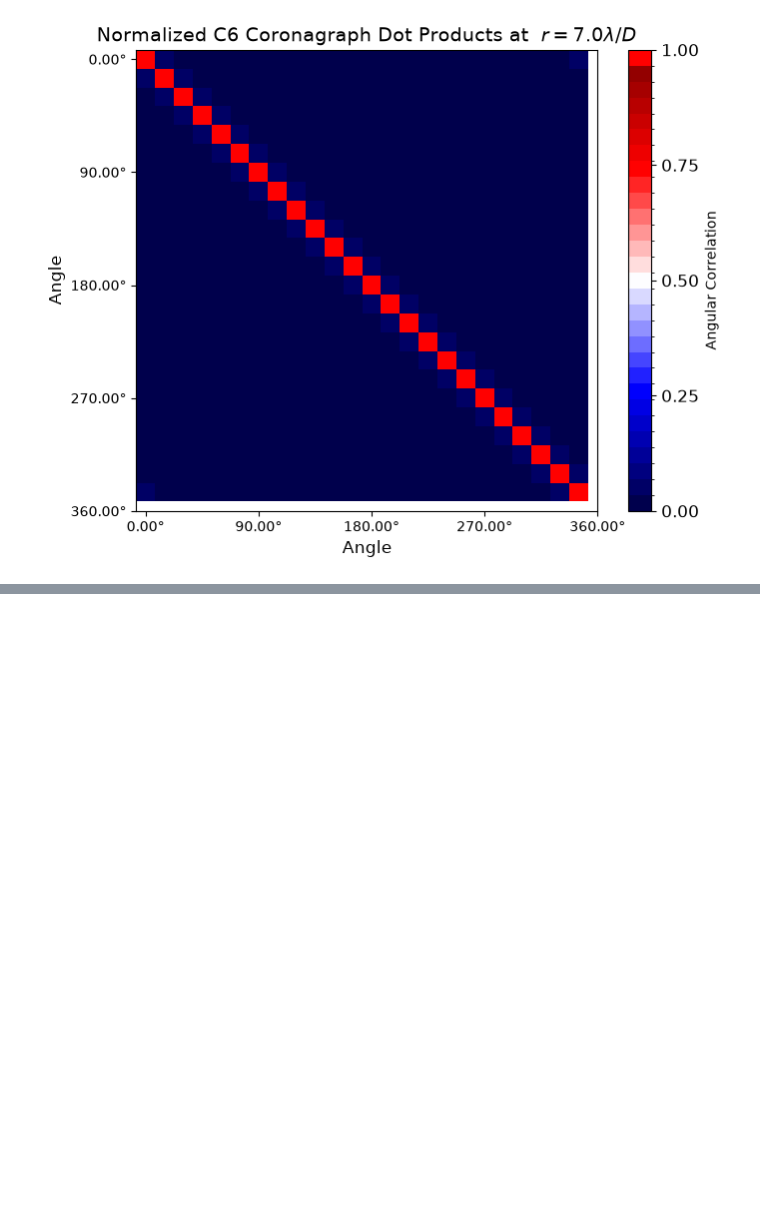
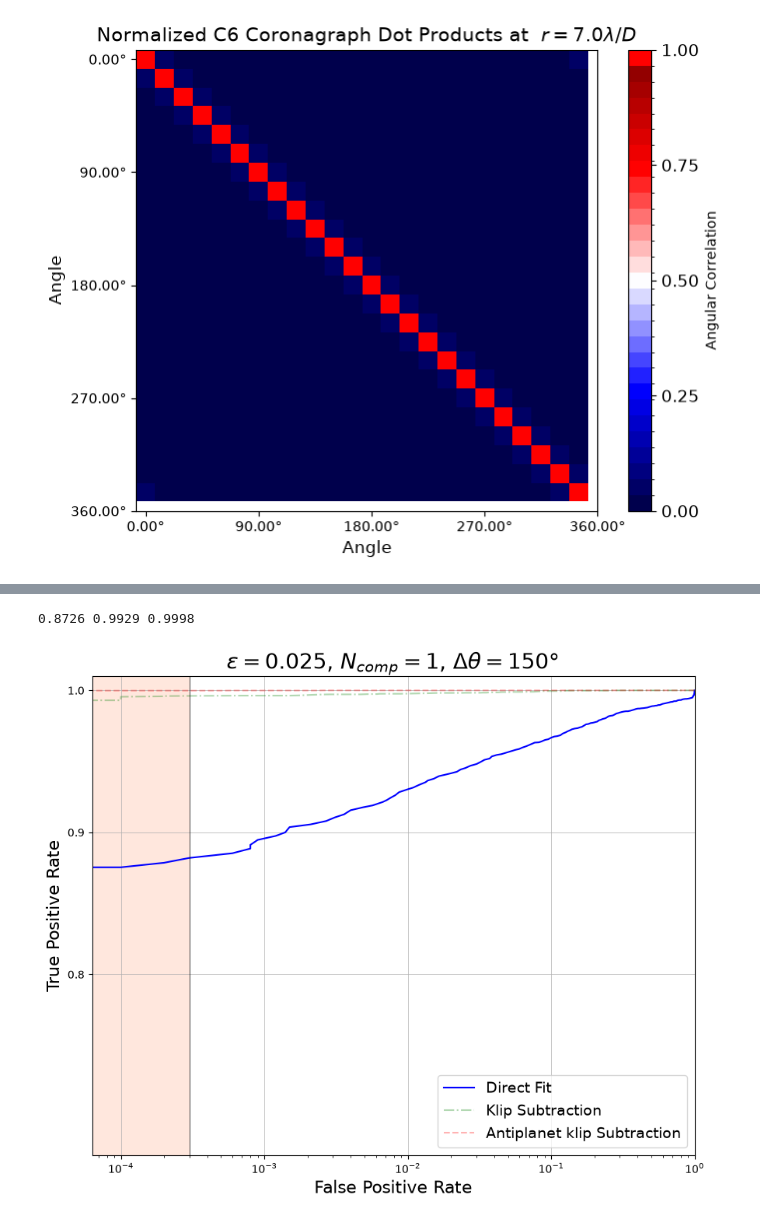
Before and after one commit to SuviIlli/pln-post_processing-jatis, a Jupyter notebook: pln_post_processing.ipynb, the cells around one changed output, grey strips where cells are left out. Cells and saved outputs as stored; diff of their text form; code cells hidden in the pictures; blank space fills up the shorter version.

```diff
--- a/pln_post_processing.ipynb
+++ b/pln_post_processing.ipynb
@@ -294,0 +768,9 @@ plt.show()
+# %%
+sep_150, theta_150, fr_150 = 0.75, np.pi/9, 0.025
+true_planet = pln_psfs_generation_wider(sep_150, theta_150, fr_150)[:,1:5]
+direct_h1_150 , klip_h1_150, main_klip_h1_150, direct_h0_150, klip_h0_150, main_klip_h0_150 = monte_carlo_klip(pln_psfs_star_errs_wide_mc_ez, true_planet, sep_150, theta_150, fr_150, n_comp = 1, verbose = False, angle = 150)
+roc_curves_klip(direct_h1_150 , klip_h1_150, main_klip_h1_150, direct_h0_150, klip_h0_150, main_klip_h0_150, n_comp = 1,  main_klip_bins = 800, fr = fr_150, sky_coverage = 150, roc_klip_alpha=0.3, roc_main_alpha=0.3)
+plt.show()
+# %% [output]
+0.8726 0.9929 0.9998
+[figure, added]
```
Also changed, not shown: parts of 51 cells of this notebook, 3 other files.
